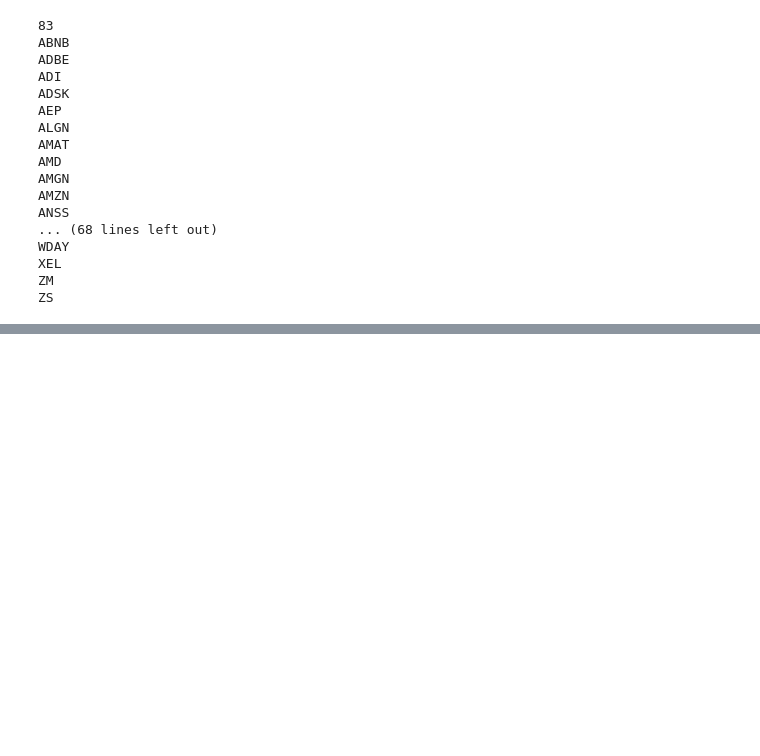
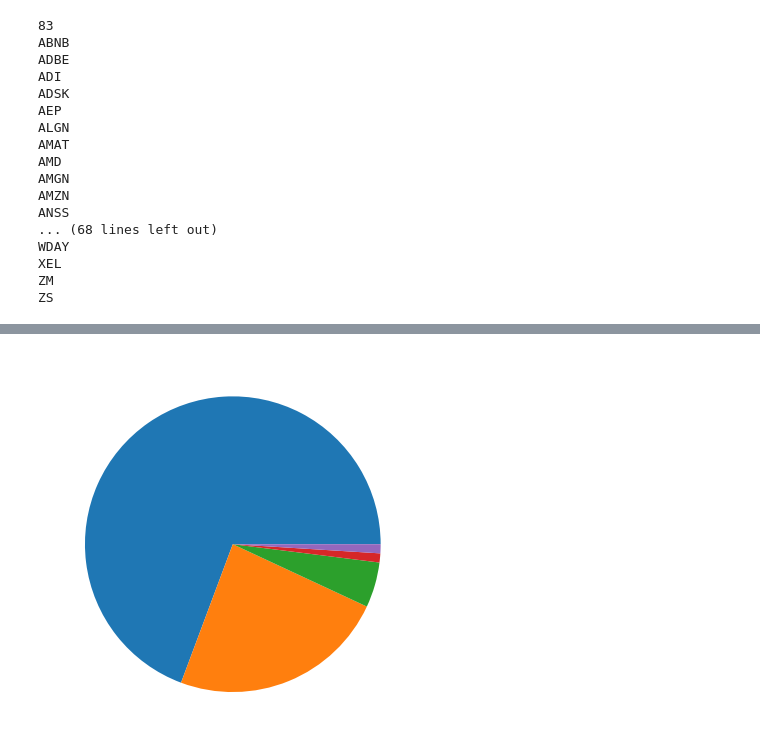
Before and after one commit to mrjorgeparr/StockAnalysis-tool, a Jupyter notebook: Scraping/selenium_scraper.ipynb, the cells around one changed output, grey strips where cells are left out. Saved outputs shown, nothing was run; the diff lists cells and outputs as text; code cells hidden in the pictures; blank space fills up the shorter version.

```diff
--- a/Scraping/selenium_scraper.ipynb
+++ b/Scraping/selenium_scraper.ipynb
@@ -494,0 +521,5 @@ ZS
+# %%
+# visualization of distrubution of dividend-yield categories
+
+df_yield_categories = pd.read_csv("./../Dataset/scaledData.csv")
+df_yield_categories
@@ -494,0 +540,5 @@ ZS
+# %%
+df_yield_categories = df_yield_categories.sort_values(by='discretized FADY')
+pie_data = df_yield_categories.value_counts("discretized FADY")
+
+pie_data
@@ -494,0 +553,5 @@ ZS
+# %%
+plt.pie(pie_data)
+plt.show()
+# %% [output]
+[figure, added]
```
Also changed, not shown: parts of 6 cells of this notebook.
